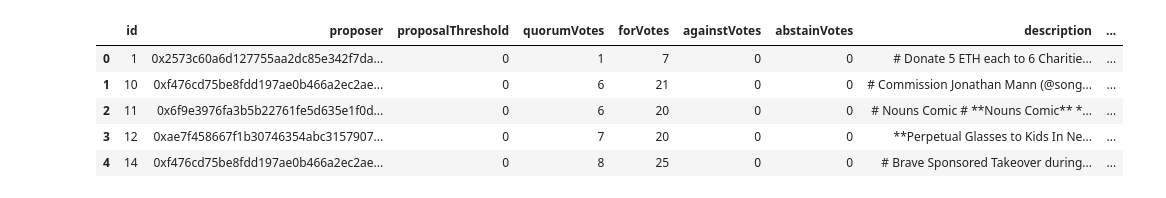
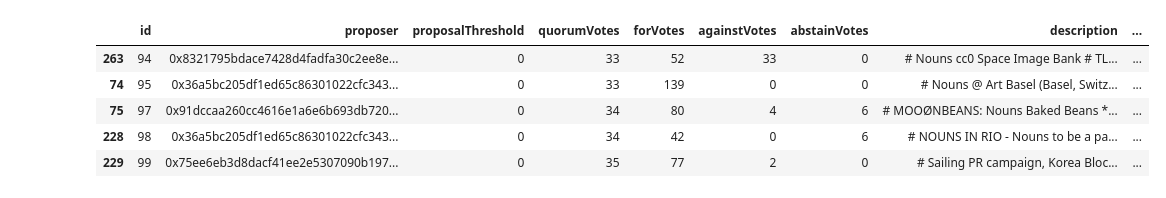
Before and after one commit to Alx-AI/Nouns_Alive, a Jupyter notebook: testnb.ipynb, the cells around one changed output. Cells and saved outputs as stored; diff of their text form; code cells hidden in the pictures.

```diff
--- a/testnb.ipynb
+++ b/testnb.ipynb
@@ -58,12 +58,14 @@ proposals_df.shape
-# %%
-proposals_df.head()
-# %% [output]
-|  | id | proposer | proposalThreshold | quorumVotes | forVotes | againstVotes | abstainVotes | description | ... |
-| 0 | 1 | 0x2573c60a6d127755aa2dc85e342f7da... | 0 | 1 | 7 | 0 | 0 | # Donate 5 ETH each to 6 Charitie... | ... |
-| 1 | 10 | 0xf476cd75be8fdd197ae0b466a2ec2ae... | 0 | 6 | 21 | 0 | 0 | # Commission Jonathan Mann (@song... | ... |
-| 2 | 11 | 0x6f9e3976fa3b5b22761fe5d635e1f0d... | 0 | 6 | 20 | 0 | 0 | # Nouns Comic # **Nouns Comic** *... | ... |
-| 3 | 12 | 0xae7f458667f1b30746354abc3157907... | 0 | 7 | 20 | 0 | 0 | **Perpetual Glasses to Kids In Ne... | ... |
-| 4 | 14 | 0xf476cd75be8fdd197ae0b466a2ec2ae... | 0 | 8 | 25 | 0 | 0 | # Brave Sponsored Takeover during... | ... |
+# %%
+# sort by id
+proposals_df = proposals_df.sort_values(by=['id'])
+proposals_df.tail()
+# %% [output]
+|  | id | proposer | proposalThreshold | quorumVotes | forVotes | againstVotes | abstainVotes | description | ... |
+| 263 | 94 | 0x8321795bdace7428d4fadfa30c2ee8e... | 0 | 33 | 52 | 33 | 0 | # Nouns cc0 Space Image Bank # TL... | ... |
+| 74 | 95 | 0x36a5bc205df1ed65c86301022cfc343... | 0 | 33 | 139 | 0 | 0 | # Nouns @ Art Basel (Basel, Switz... | ... |
+| 75 | 97 | 0x91dccaa260cc4616e1a6e6b693db720... | 0 | 34 | 80 | 4 | 6 | # MOOØNBEANS: Nouns Baked Beans *... | ... |
+| 228 | 98 | 0x36a5bc205df1ed65c86301022cfc343... | 0 | 34 | 42 | 0 | 6 | # NOUNS IN RIO - Nouns to be a pa... | ... |
+| 229 | 99 | 0x75ee6eb3d8dacf41ee2e5307090b197... | 0 | 35 | 77 | 2 | 0 | # Sailing PR campaign, Korea Bloc... | ... |
 # %%
 # Create a new dataframe then loop through all rows and for each row loop through all 'votes'
 # Each vote that has a 'reason' we will append a new row to the new dataframe
```
Also changed, not shown: parts of 18 cells of this notebook, 4 other files.
